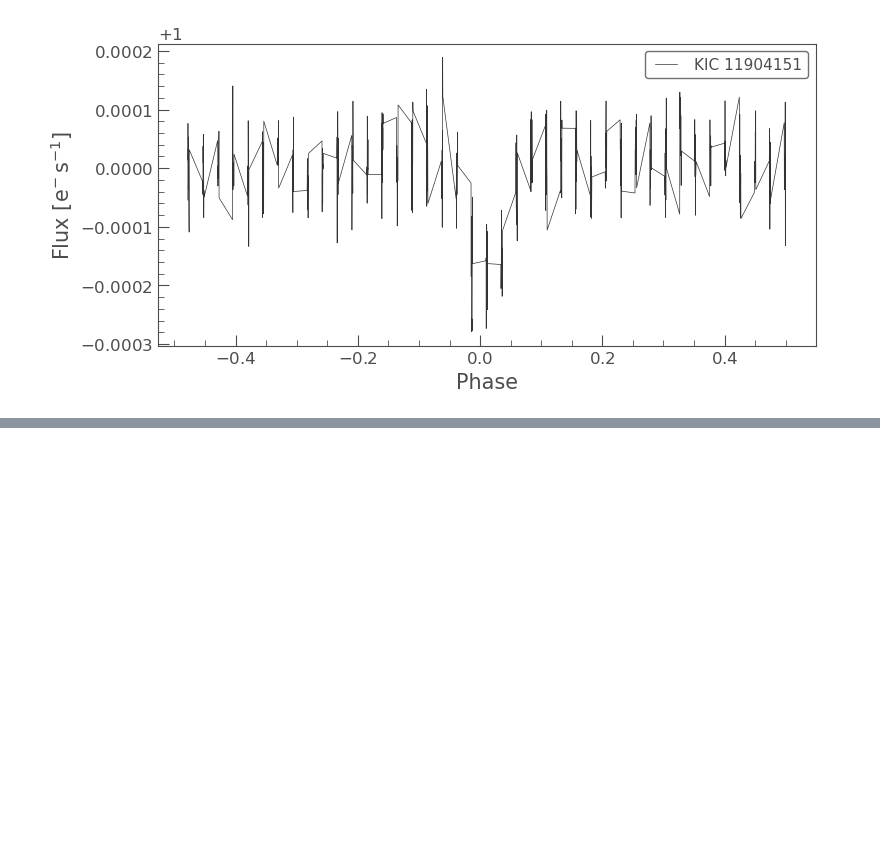
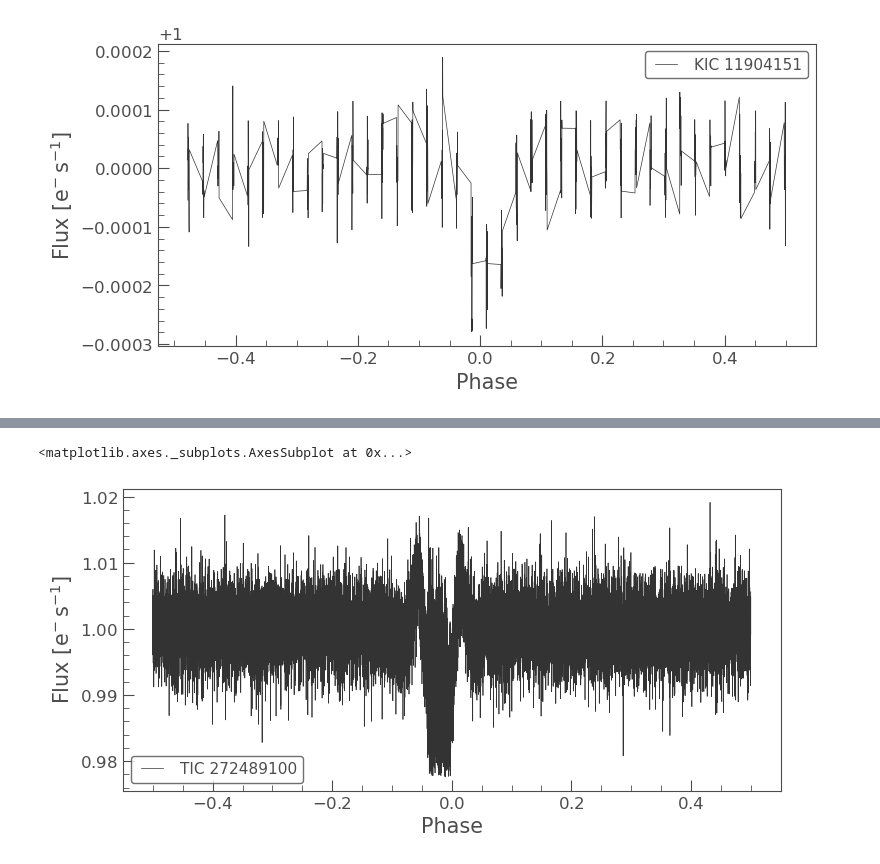
Before and after one commit to travisrmetz/w210, a Jupyter notebook: dataset-construction/lightkurve.ipynb, the cells around one changed output, grey strips where cells are left out. Cells and saved outputs as stored; diff of their text form; code cells hidden in the pictures; blank space fills up the shorter version.

```diff
--- a/dataset-construction/lightkurve.ipynb
+++ b/dataset-construction/lightkurve.ipynb
@@ -41,3 +41,6 @@ lightcurve.plot()
 # %%
-exoplanet = lightcurve.flatten().remove_outliers().fold(period=9.286973952)
+exoplanet = lightcurve.flatten().remove_outliers().fold(period=1.790523123)
 exoplanet.plot()
+# %% [output]
+<matplotlib.axes._subplots.AxesSubplot at 0x...>
+[figure, added]
```
Also changed, not shown: parts of 2 cells of this notebook, 3 other files.
